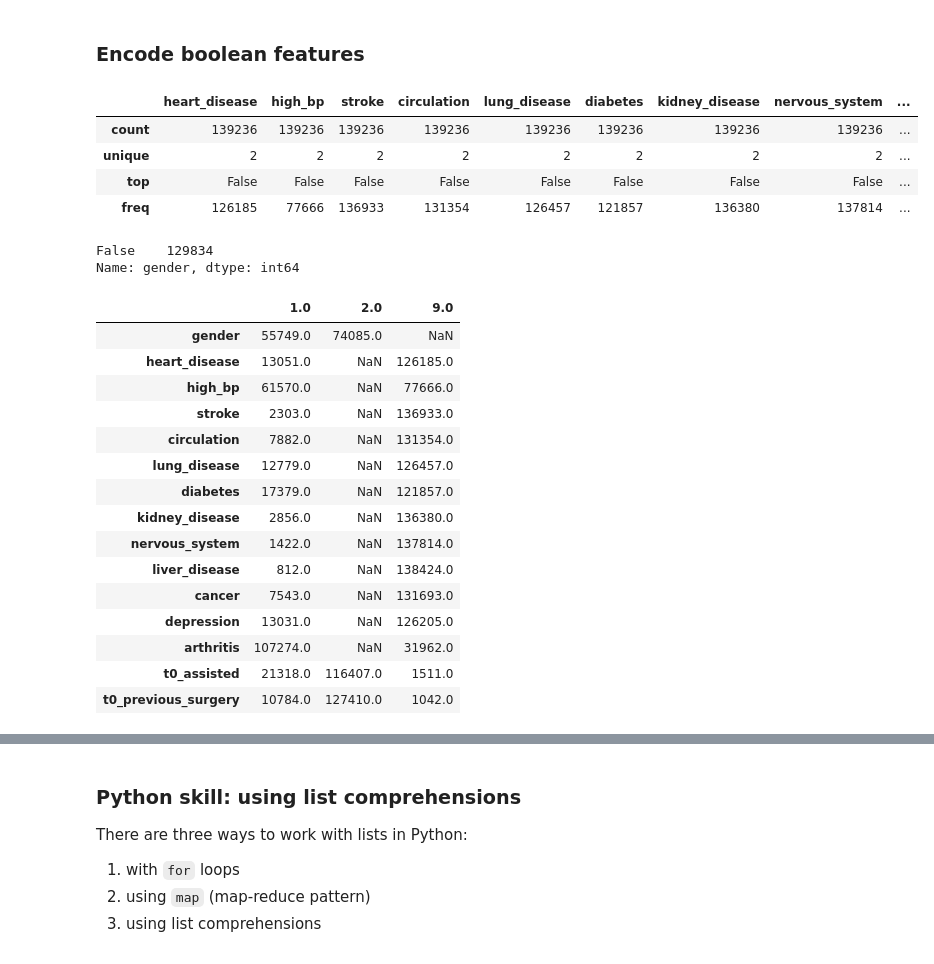
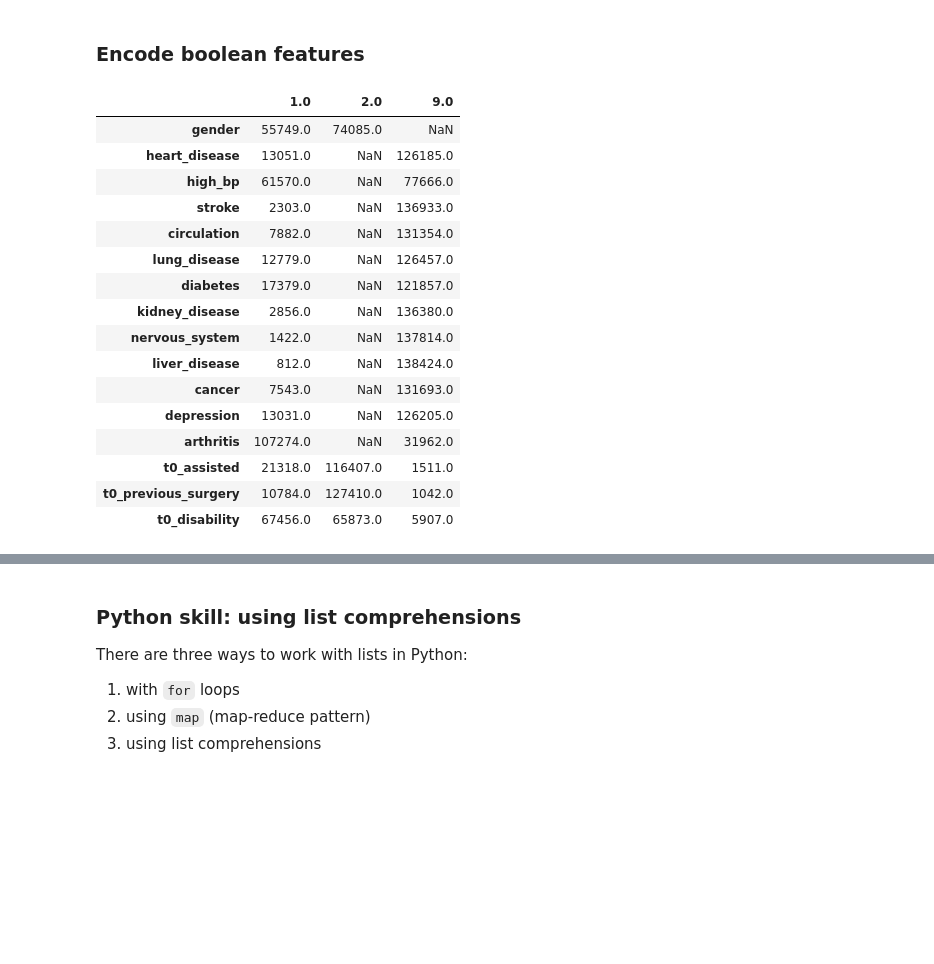
Before and after one commit to EAISI/application-project-nhs-proms, a Jupyter notebook: notebooks/3.0-data-preparation.ipynb, the cells around one changed output, grey strips where cells are left out. Drawn from its saved outputs; the diff is of its cells as text; code cells hidden in the pictures; blank space fills up the shorter version.

```diff
--- a/notebooks/3.0-data-preparation.ipynb
+++ b/notebooks/3.0-data-preparation.ipynb
@@ -102,40 +102,30 @@ def count_values(df):
 # %%
 # encode casemix to boolean
 casemix = ['heart_disease', 'high_bp', 'stroke', 'circulation', 'lung_disease', 'diabetes',
            'kidney_disease', 'nervous_system', 'liver_disease', 'cancer', 'depression', 'arthritis']
-dfc.loc[:, casemix] = dfc.loc[:, casemix].replace({9: False, 1: True})
-dfc.loc[:, casemix].describe()
+boolean = ['t0_assisted', 't0_previous_surgery', 't0_disability']
+count_values(df[['gender'] + casemix + boolean])
 # %% [output]
-|  | heart_disease | high_bp | stroke | circulation | lung_disease | diabetes | kidney_disease | nervous_system | ... |
-| count | 139236 | 139236 | 139236 | 139236 | 139236 | 139236 | 139236 | 139236 | ... |
-| unique | 2 | 2 | 2 | 2 | 2 | 2 | 2 | 2 | ... |
-| top | False | False | False | False | False | False | False | False | ... |
-| freq | 126185 | 77666 | 136933 | 131354 | 126457 | 121857 | 136380 | 137814 | ... |
+|  | 1.0 | 2.0 | 9.0 |
+| gender | 55749.0 | 74085.0 | NaN |
+| heart_disease | 13051.0 | NaN | 126185.0 |
+| high_bp | 61570.0 | NaN | 77666.0 |
+| stroke | 2303.0 | NaN | 136933.0 |
+| circulation | 7882.0 | NaN | 131354.0 |
+| lung_disease | 12779.0 | NaN | 126457.0 |
+| diabetes | 17379.0 | NaN | 121857.0 |
+| kidney_disease | 2856.0 | NaN | 136380.0 |
+| nervous_system | 1422.0 | NaN | 137814.0 |
+| liver_disease | 812.0 | NaN | 138424.0 |
+| cancer | 7543.0 | NaN | 131693.0 |
+| depression | 13031.0 | NaN | 126205.0 |
+| arthritis | 107274.0 | NaN | 31962.0 |
+| t0_assisted | 21318.0 | 116407.0 | 1511.0 |
+| t0_previous_surgery | 10784.0 | 127410.0 | 1042.0 |
+| t0_disability | 67456.0 | 65873.0 | 5907.0 |
 # %%
 # encode gender to boolean, males: False, females: True
 dfc.loc[:,'gender'] = dfc.loc[:,'gender'].replace({1: False, 2: True})
-dfc.loc[:,'gender'].value_counts()
+
+# Need to decide NA strategy for booleans
+# dfc.loc[:, casemix] = dfc.loc[:, casemix].replace({9: False, 1: True})
-# %% [output]
-False    129834
-Name: gender, dtype: int64
-# %%
-# booleans, with 9 missing
-boolean = ['t0_assisted', 't0_previous_surgery']
-count_values(df[['gender'] + casemix + boolean])
-# %% [output]
-|  | 1.0 | 2.0 | 9.0 |
-| gender | 55749.0 | 74085.0 | NaN |
-| heart_disease | 13051.0 | NaN | 126185.0 |
-| high_bp | 61570.0 | NaN | 77666.0 |
-| stroke | 2303.0 | NaN | 136933.0 |
-| circulation | 7882.0 | NaN | 131354.0 |
-| lung_disease | 12779.0 | NaN | 126457.0 |
-| diabetes | 17379.0 | NaN | 121857.0 |
-| kidney_disease | 2856.0 | NaN | 136380.0 |
-| nervous_system | 1422.0 | NaN | 137814.0 |
-| liver_disease | 812.0 | NaN | 138424.0 |
-| cancer | 7543.0 | NaN | 131693.0 |
-| depression | 13031.0 | NaN | 126205.0 |
-| arthritis | 107274.0 | NaN | 31962.0 |
-| t0_assisted | 21318.0 | 116407.0 | 1511.0 |
-| t0_previous_surgery | 10784.0 | 127410.0 | 1042.0 |
```
Also changed, not shown: parts of 7 cells of this notebook.
